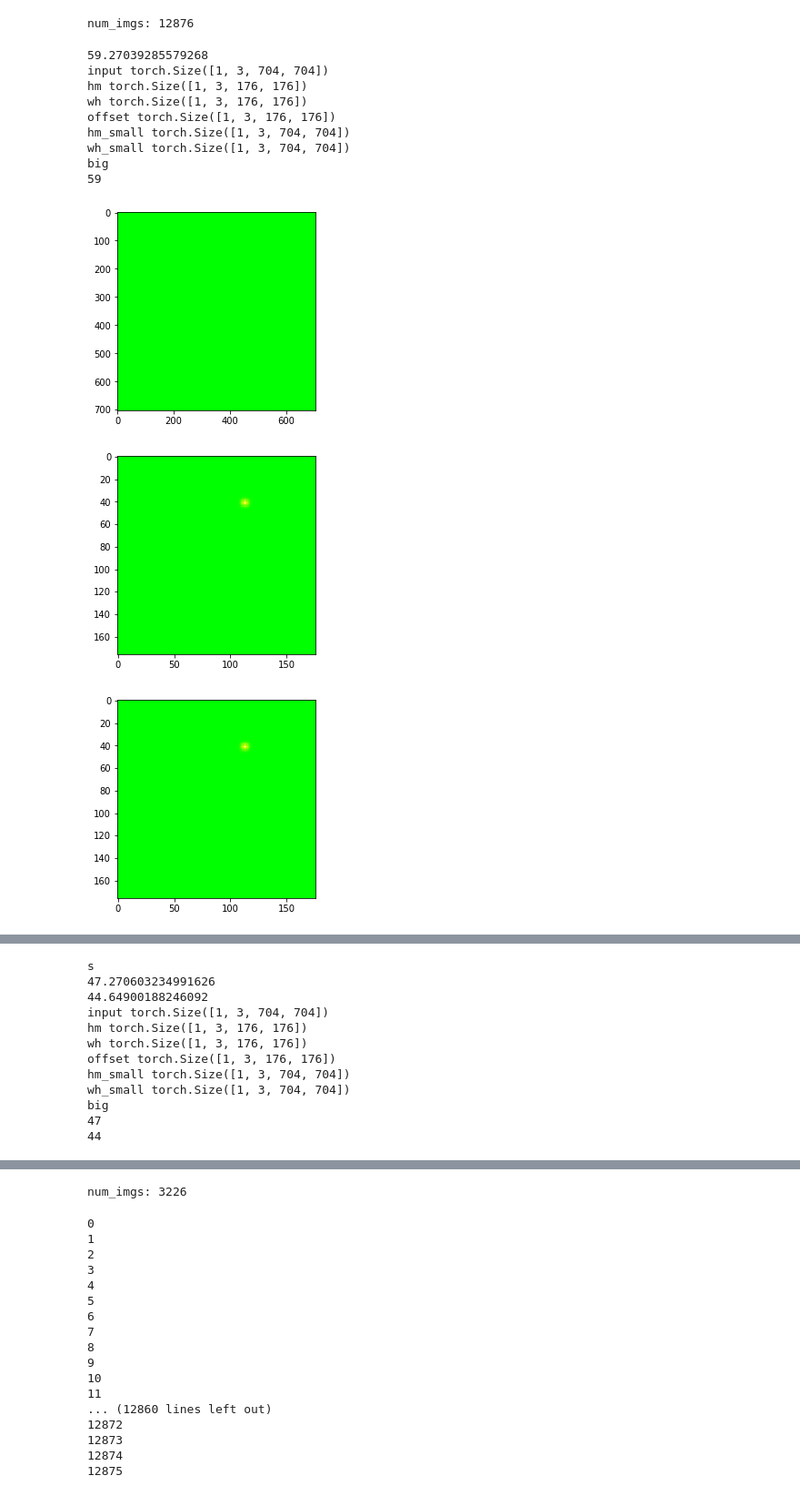
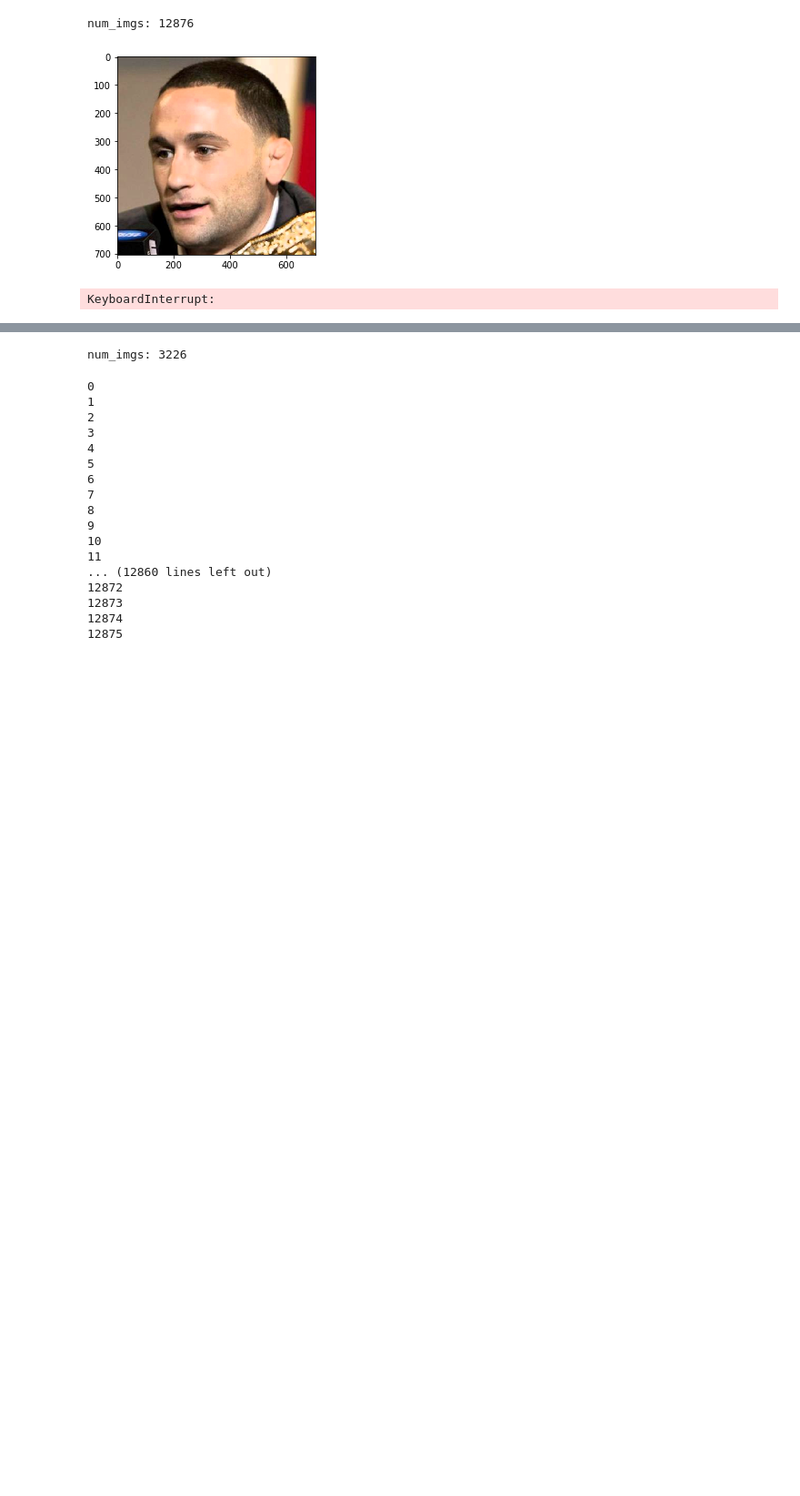
Before and after one commit to ImMrMa/PL_face_detection, a Jupyter notebook: src/Untitled2.ipynb, the cells around one changed output, grey strips where cells are left out. Shown at 91% size. Cells and saved outputs as stored; diff of their text form; code cells hidden in the pictures; blank space fills up the shorter version.

```diff
--- a/src/Untitled2.ipynb
+++ b/src/Untitled2.ipynb
@@ -22,49 +22,48 @@ val_loader = torch.utils.data.DataLoader(
 num_imgs: 12876
 # %%
 import math
+mean = torch.tensor([0.485, 0.456, 0.406]).view(1,1,3)
+std  = torch.tensor([0.229, 0.224, 0.225]).view(1,1,3)
 for data in val_loader:
-    for k,v in data.items():
-        print(k,v.shape)
-
+    img=((data['input'][0].permute(1,2,0)*std+mean)*255).numpy().astype(np.uint8)
+    cv2.imwrite('img.jpg',img)
+    plt.imshow(img)
+    plt.show()
+    input('s')
     hm_small=data['hm_small'][0].permute(1,2,0)
     w_s=data['wh_small'][0,0]
     h_s=data['wh_small'][0,1]
     w=data['wh'][0,0]
     h=data['wh'][0,1]
+    hm_img=hm_small[:,:,0:1].numpy()
+    plt.imshow(hm_img[:,:,0])
+    plt.show()
+    input('s')
+    cv2.imwrite('hm.jpg',(hm_img*255).repeat(3,-1).astype(np.uint8))
     mask_small=data['hm_small'][0,2].numpy()
     mask=data['hm'][0,2].numpy()
     indexs=np.where(mask_small==1)
     for i,j in zip(indexs[0],indexs[1]):
         w_=(math.e)**(w_s[i,j])
         h_=(math.e)**(h_s[i,j])
         length=int((w_*h_)**0.5)
         print(length)
     indexs=np.where(mask==1)
     print('big')
     for i,j in zip(indexs[0],indexs[1]):
         w_=(math.e)**(w[i,j])
         h_=(math.e)**(h[i,j])
         length=int(((w_*h_)**0.5)*4)
         print(length)
     hm=data['hm'][0].permute(1,2,0)
     wh=data['hm'][0].permute(1,2,0)
     plt.imshow(hm_small)
     plt.show()
     plt.imshow(hm)
     plt.show()
     plt.imshow(wh)
     plt.show()
     input('s')
 # %% [output]
+[figure, new version]
-59.27039285579268
-input torch.Size([1, 3, 704, 704])
-hm torch.Size([1, 3, 176, 176])
-wh torch.Size([1, 3, 176, 176])
-offset torch.Size([1, 3, 176, 176])
-hm_small torch.Size([1, 3, 704, 704])
-wh_small torch.Size([1, 3, 704, 704])
-big
-59
+KeyboardInterrupt:
-[figure, old version]
-[figure, removed]
-[figure, removed]
@@ -91,12 +69,0 @@ big
-s
-47.270603234991626
-44.64900188246092
-input torch.Size([1, 3, 704, 704])
-hm torch.Size([1, 3, 176, 176])
-wh torch.Size([1, 3, 176, 176])
-offset torch.Size([1, 3, 176, 176])
-hm_small torch.Size([1, 3, 704, 704])
-wh_small torch.Size([1, 3, 704, 704])
-big
-47
-44
```
Also changed, not shown: parts of 20 cells of this notebook, 18 other files.
